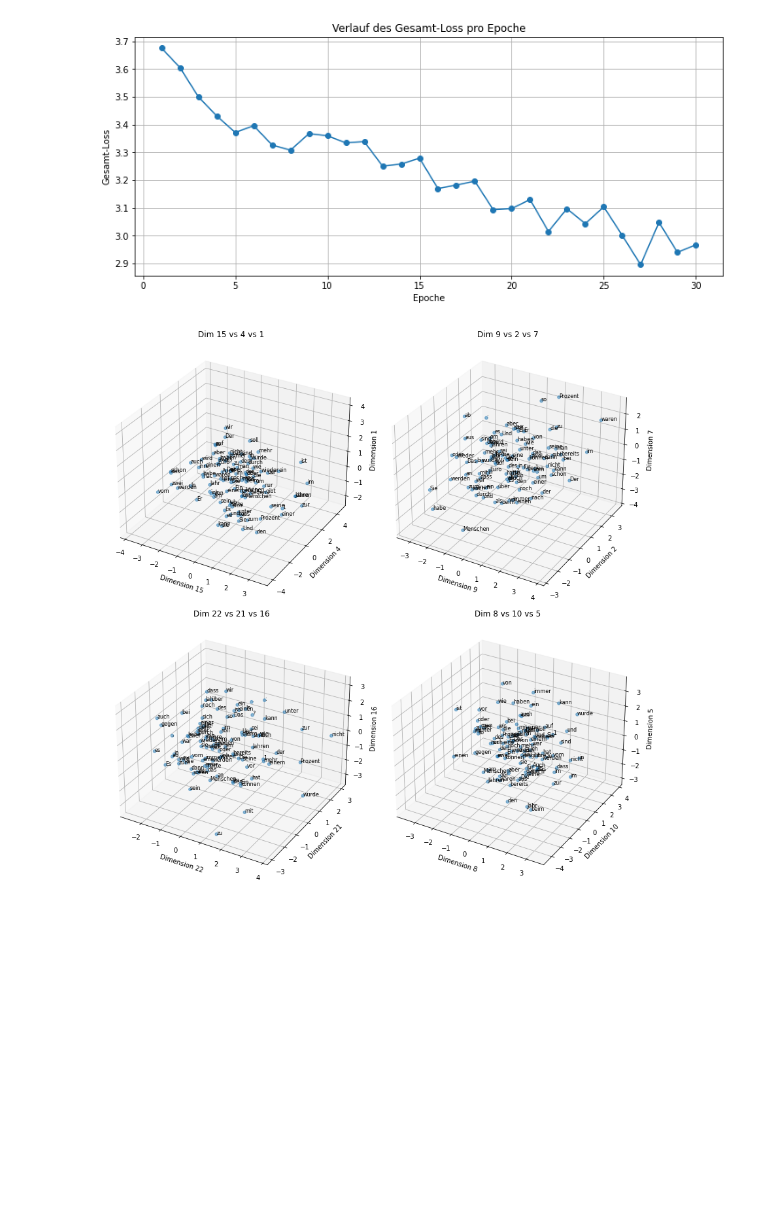
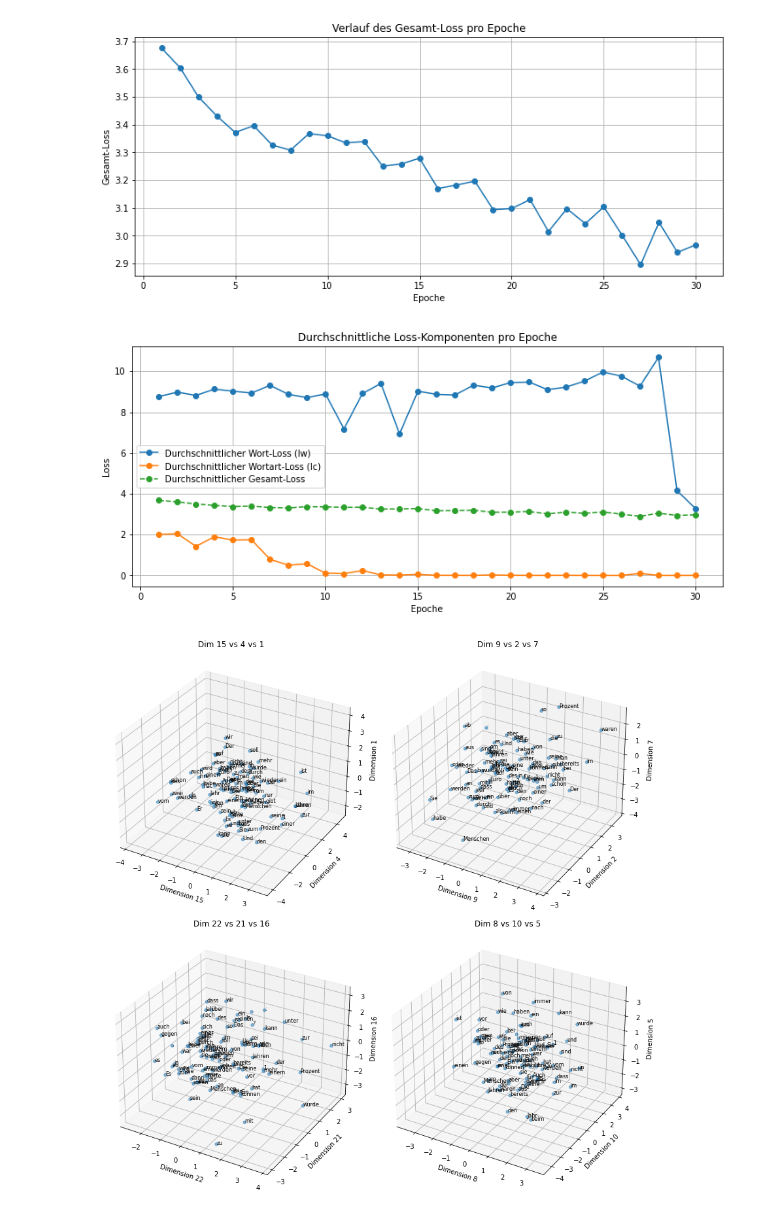
Before and after one commit to cheidrich/Small-Language-Model, a Jupyter notebook: language_model_analysis.ipynb, the cells around one changed output. Saved outputs shown, nothing was run; the diff lists cells and outputs as text; code cells hidden in the pictures; blank space fills up the shorter version.

Commit message:
Add new visualization method for all 3 types of losses

```diff
--- a/language_model_analysis.ipynb
+++ b/language_model_analysis.ipynb
@@ -60,6 +60,10 @@ Epoche 30/30 abgeschlossen: Loss=2.9673
 plot_loss(history)
 # %% [output]
 [figure]
+# %%
+plot_component_losses(history)
+# %% [output]
+[figure, added]
 # %%
 emb = model.embedding.weight.detach().cpu().numpy()[:100]
 plot_embeddings(emb, vocab[:100])
```
Also changed, not shown: parts of 1 cell of this notebook, 1 other file.
